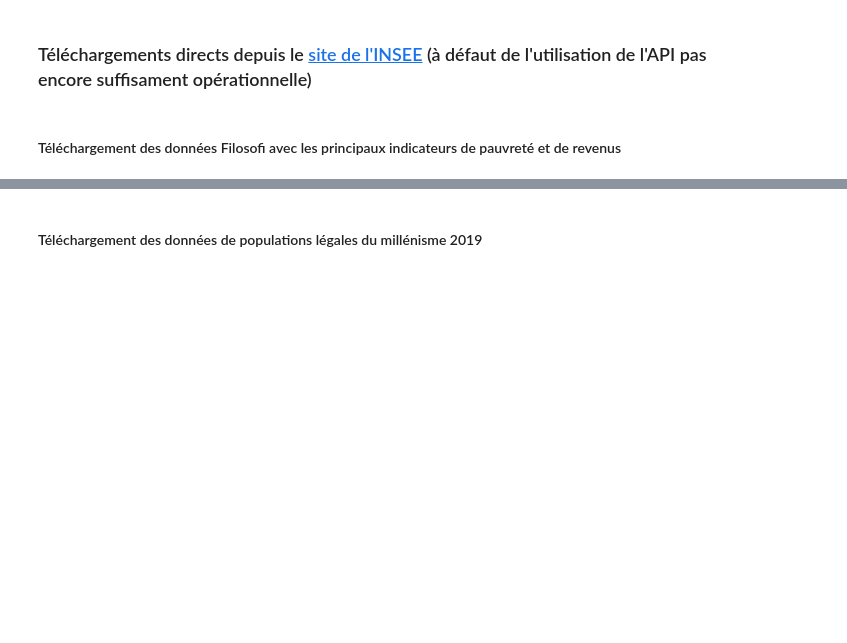
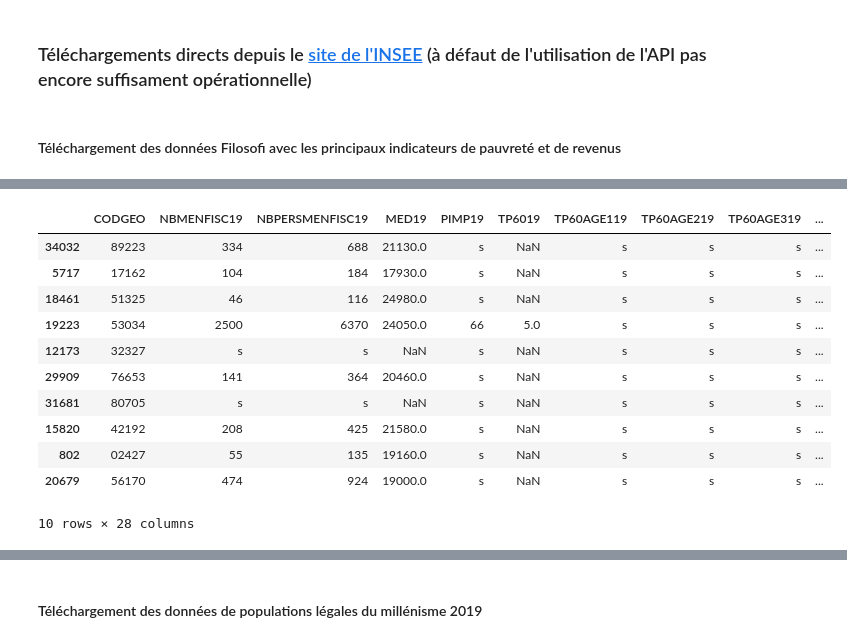
Before and after one commit to LeoMaurice/SportsParticipationEconomicGeographic, a Jupyter notebook: rendu.ipynb, the cells around one changed output, grey strips where cells are left out. Saved outputs shown, nothing was run; the diff lists cells and outputs as text; code cells hidden in the pictures; blank space fills up the shorter version.

```diff
--- a/rendu.ipynb
+++ b/rendu.ipynb
@@ -135,3 +137,17 @@ else:
 # %%
-donnees_filo_ind_communes_2019.sample(10)
+if VERBOSE:
+    display(donnees_filo_ind_communes_2019.sample(10))
+# %% [output]
+|  | CODGEO | NBMENFISC19 | NBPERSMENFISC19 | MED19 | PIMP19 | TP6019 | TP60AGE119 | TP60AGE219 | TP60AGE319 | ... |
+| 34032 | 89223 | 334 | 688 | 21130.0 | s | NaN | s | s | s | ... |
+| 5717 | 17162 | 104 | 184 | 17930.0 | s | NaN | s | s | s | ... |
+| 18461 | 51325 | 46 | 116 | 24980.0 | s | NaN | s | s | s | ... |
+| 19223 | 53034 | 2500 | 6370 | 24050.0 | 66 | 5.0 | s | s | s | ... |
+| 12173 | 32327 | s | s | NaN | s | NaN | s | s | s | ... |
+| 29909 | 76653 | 141 | 364 | 20460.0 | s | NaN | s | s | s | ... |
+| 31681 | 80705 | s | s | NaN | s | NaN | s | s | s | ... |
+| 15820 | 42192 | 208 | 425 | 21580.0 | s | NaN | s | s | s | ... |
+| 802 | 02427 | 55 | 135 | 19160.0 | s | NaN | s | s | s | ... |
+| 20679 | 56170 | 474 | 924 | 19000.0 | s | NaN | s | s | s | ... |
+10 rows × 28 columns
 # %%
```
Also changed, not shown: parts of 8 cells of this notebook, 3 other files.
